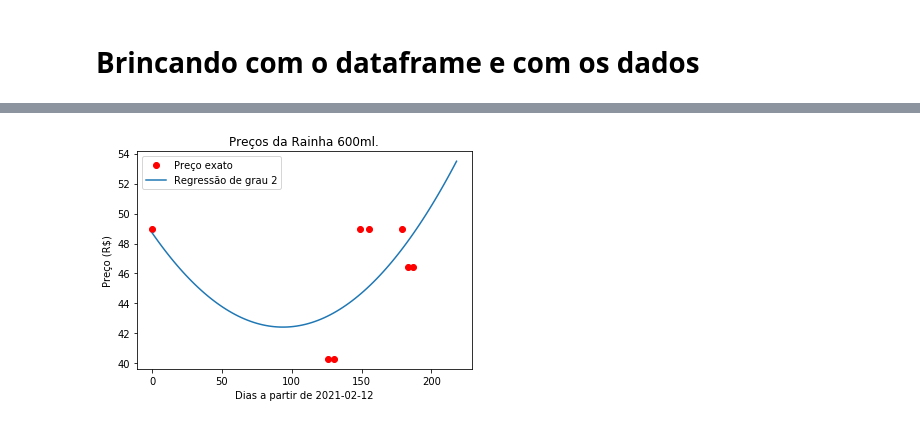
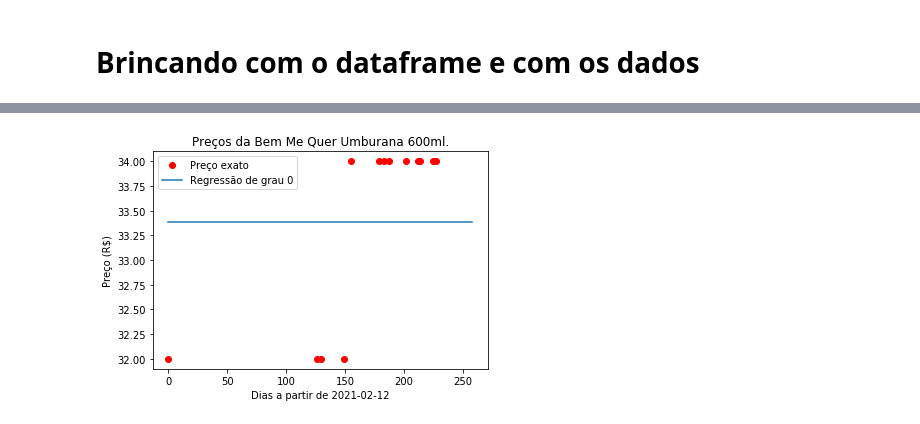
Before and after one commit to d-nct/cachaca, a Jupyter notebook: Cachaça.ipynb, the cells around one changed output, grey strips where cells are left out. Drawn from its saved outputs; the diff is of its cells as text; code cells hidden in the pictures.

```diff
--- a/Cachaça.ipynb
+++ b/Cachaça.ipynb
@@ -111,6 +166,6 @@ def plot_row(escavador, col: int, graus: int):
     plt.ylabel("Preço (R$)")
     plt.legend()
 # %%
-plot_row(escavador, 12, 2)
+plot_row(escavador, 2, 0)
 # %% [output]
-[figure, old version]
+[figure, new version]
```
Also changed, not shown: parts of 8 cells of this notebook, 2 other files.
